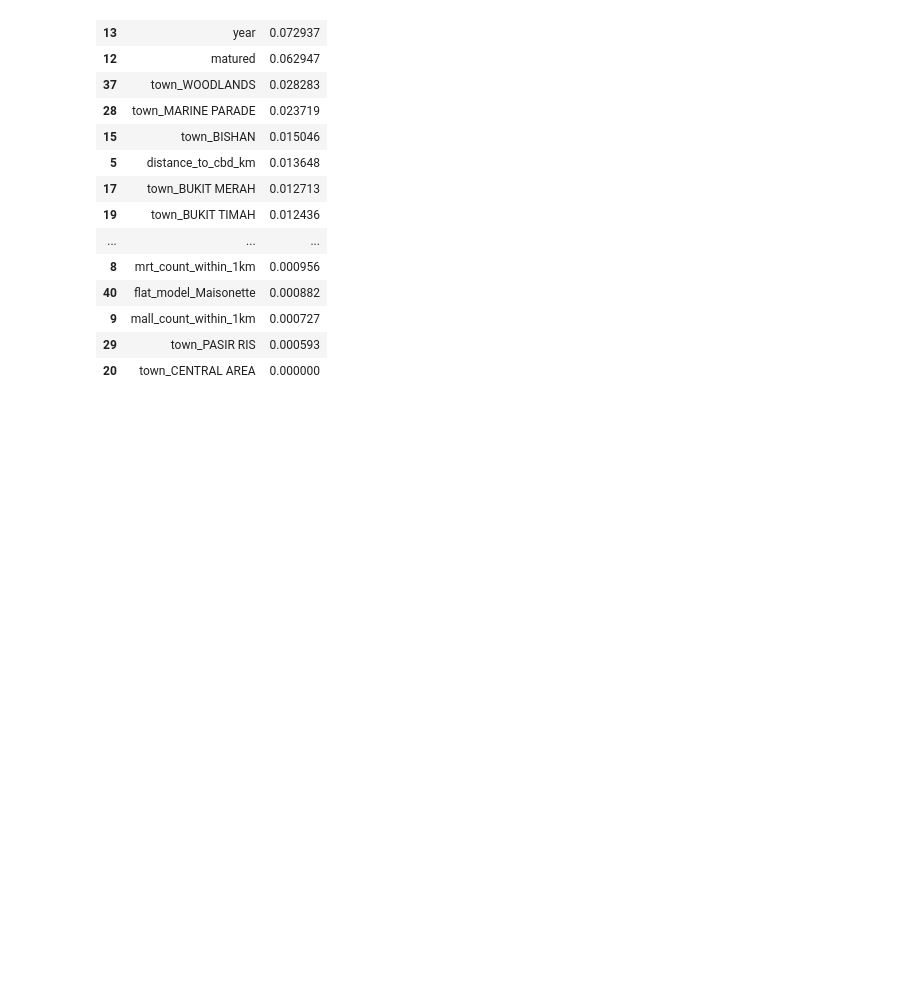
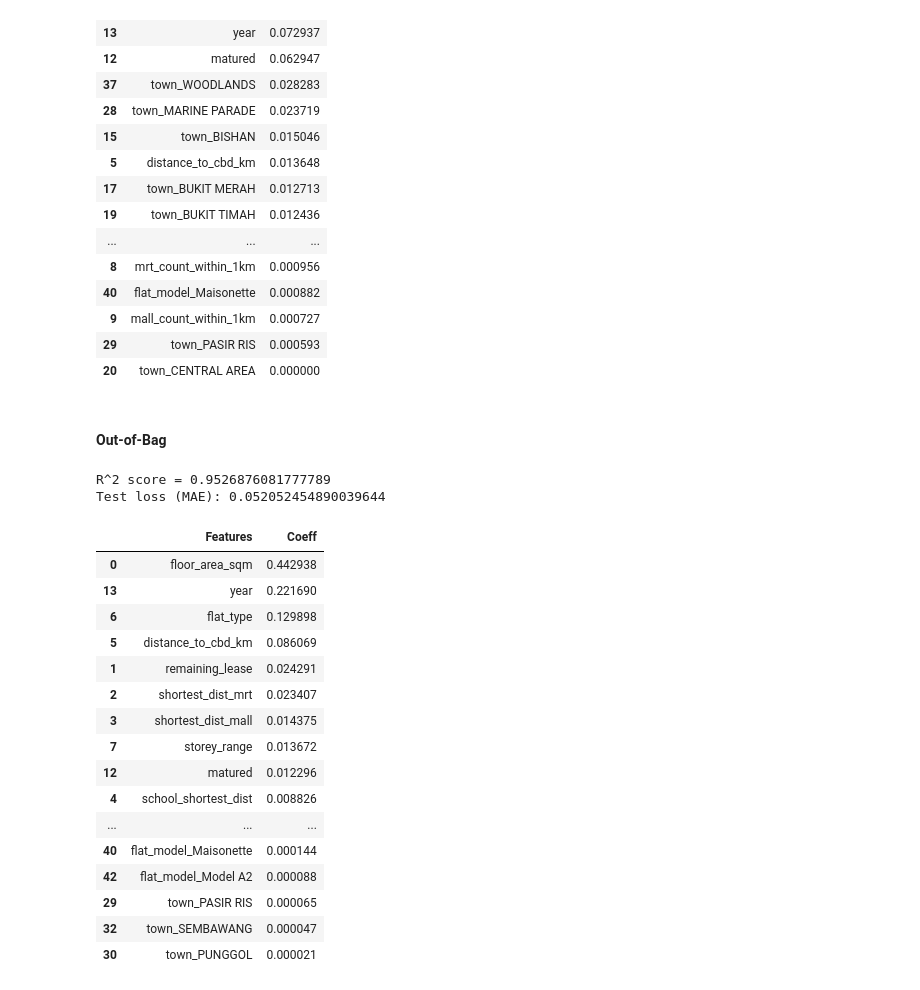
Before and after one commit to raychng/bt4222-project, a Jupyter notebook: Model Building 2004 to 2013 (all scaled).ipynb, the cells around one changed output. Cells and saved outputs as stored; diff of their text form; code cells hidden in the pictures; blank space fills up the shorter version.

```diff
--- a/Model Building 2004 to 2013 (all scaled).ipynb
+++ b/Model Building 2004 to 2013 (all scaled).ipynb
@@ -374,3 +382,32 @@ xgb_importance.sort_values(by = 'Coeff', ascending = False)
 | 9 | mall_count_within_1km | 0.000727 |
 | 29 | town_PASIR RIS | 0.000593 |
 | 20 | town_CENTRAL AREA | 0.000000 |
+# %% [markdown]
+#### Out-of-Bag
+# %%
+oob_model = RandomForestRegressor(oob_score=True)
+oob_r2, oob_mae = model_performance(oob_model)
+# %% [output]
+R^2 score = 0.9526876081777789
+Test loss (MAE): 0.052052454890039644
+# %%
+oob_importance = pd.DataFrame(list(zip(X_train.columns, oob_model.feature_importances_)), columns =['Features', 'Coeff'])
+oob_importance.sort_values(by = 'Coeff', ascending = False)
+# %% [output]
+|  | Features | Coeff |
+| 0 | floor_area_sqm | 0.442938 |
+| 13 | year | 0.221690 |
+| 6 | flat_type | 0.129898 |
+| 5 | distance_to_cbd_km | 0.086069 |
+| 1 | remaining_lease | 0.024291 |
+| 2 | shortest_dist_mrt | 0.023407 |
+| 3 | shortest_dist_mall | 0.014375 |
+| 7 | storey_range | 0.013672 |
+| 12 | matured | 0.012296 |
+| 4 | school_shortest_dist | 0.008826 |
+| ... | ... | ... |
+| 40 | flat_model_Maisonette | 0.000144 |
+| 42 | flat_model_Model A2 | 0.000088 |
+| 29 | town_PASIR RIS | 0.000065 |
+| 32 | town_SEMBAWANG | 0.000047 |
+| 30 | town_PUNGGOL | 0.000021 |
```
Also changed, not shown: parts of 7 cells of this notebook, 1 other file.
